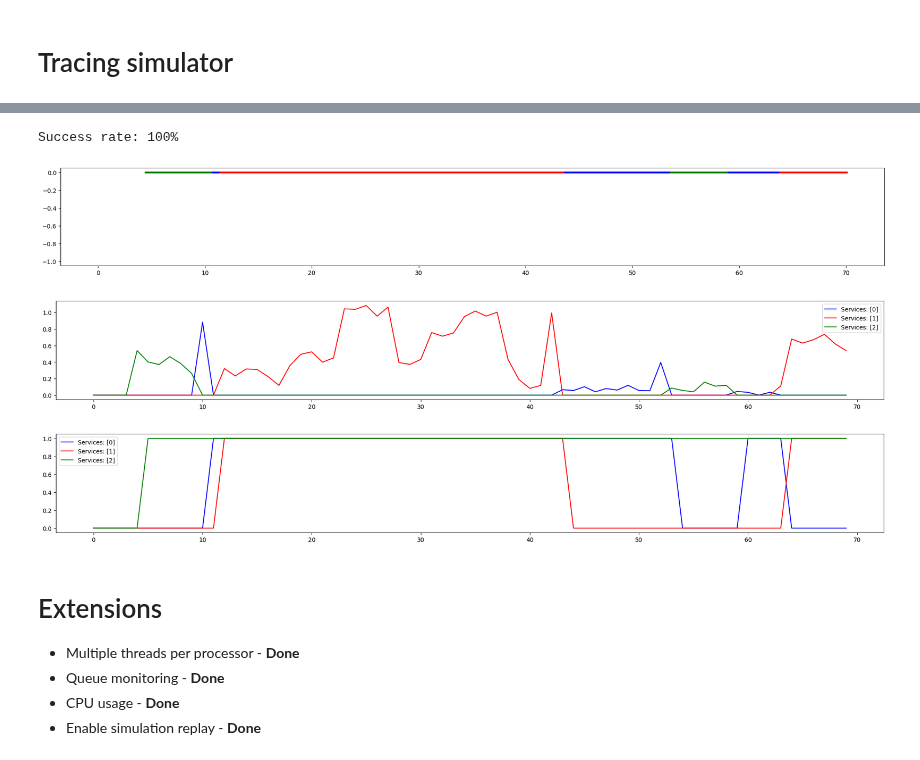
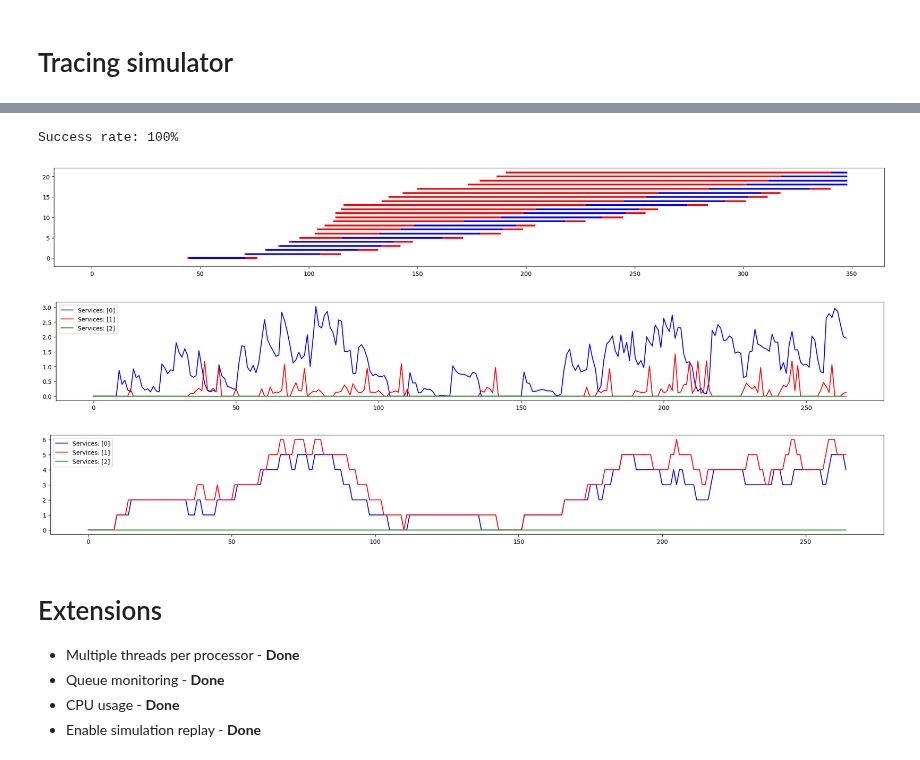
Before and after one commit to gtzanet/workflow_simulator, a Jupyter notebook: simulator.ipynb, the cells around one changed output, grey strips where cells are left out. Cells and saved outputs as stored; diff of their text form; code cells hidden in the pictures.

Commit message:
Changed container to VM, 1 service/pod assumed

```diff
--- a/simulator.ipynb
+++ b/simulator.ipynb
@@ -40,26 +40,15 @@ Labels: {0: 1}
 # %%
 # INFRASTRUCTURE INITIALIZATION
-CPUMAX = 8
+replicas = [4,4,4]
 
-replicas = [1,1,1]
-#replicas[0] = 4 # used for simulating replicas by using the same variable for both hw and sw threads
-#replicas[1] = 4 # used for simulating replicas by using the same variable for both hw and sw threads
-
-# Nodes and containers creation
-node = Node(CPUMAX,RAMMAX,FREQMAX)
-culist = [Container(cc,replicas[i],2) for i,cc in enumerate(app.services)]
-
-#Container placement
-for cc in culist:
-    node.deploy_container(cc)
+# Create nodes
+nodes = [VirtualMachine(cc,replicas[i],RAMMAX,FREQMAX) for i,cc in enumerate(app.services)]
 
 # Service placement
 map = {}
-for s,cc in zip(app.services,culist):
-    map[s.id] = cc
+for s,cc in zip(app.services,nodes):
+    map[s.id] = nodes[0]
 app.deploy_services(map)
-#print([s.CU.id for s in app.services])
-
 # Service threads
 for i,s in enumerate(app.services):
     s.threads = replicas[i]
@@ -71,7 +60,7 @@ agents.append(ServiceAgent(random=False))
 agents.append(ServiceAgent(random=False))
 # %%
 # RUN SIMULATION
-ITERATIONS = 20
+ITERATIONS = 100
 STEPS = 1
 STEP_SIZE = ITERATIONS / STEPS
 AGENT_STEP_SIZE = 1
@@ -151,20 +124,20 @@ plt.plot([0,maxx],2*[-1], color="white")
 plt.show()
 # %% [output]
 Success rate: 100%
-[figure, old version]
+[figure, new version]
 # %%
 for s in app.services:
-    plt.plot(range(int(sim.t)),s.CU.mem_metric[:int(sim.t)], color=colors[s.id], label = "Services: "+str([ss.id for ss in app.services if ss.CU.id == s.CU.id]))
+    plt.plot(range(int(sim.t)),s.node.mem_metric[:int(sim.t)], color=colors[s.id], label = "Services: "+str([ss.id for ss in app.services if ss.node.id == s.node.id]))
 plt.legend()
 plt.show()
 
 for s in app.services:
-    plt.plot(range(int(sim.t)),s.CU.cpu_metric[:int(sim.t)], color=colors[s.id], label = "Services: "+str([ss.id for ss in app.services if ss.CU.id == s.CU.id]))
+    plt.plot(range(int(sim.t)),s.node.cpu_metric[:int(sim.t)], color=colors[s.id], label = "Services: "+str([ss.id for ss in app.services if ss.node.id == s.node.id]))
 plt.legend()
 plt.show()
 # %% [output]
-[figure, old version]
+[figure, new version]
-[figure, old version]
+[figure, new version]
 # %%
 for s in app.services:
     x = [p[1] for p in s.queue_analytics]
```
Also changed, not shown: parts of 3 cells of this notebook, 4 other files.
